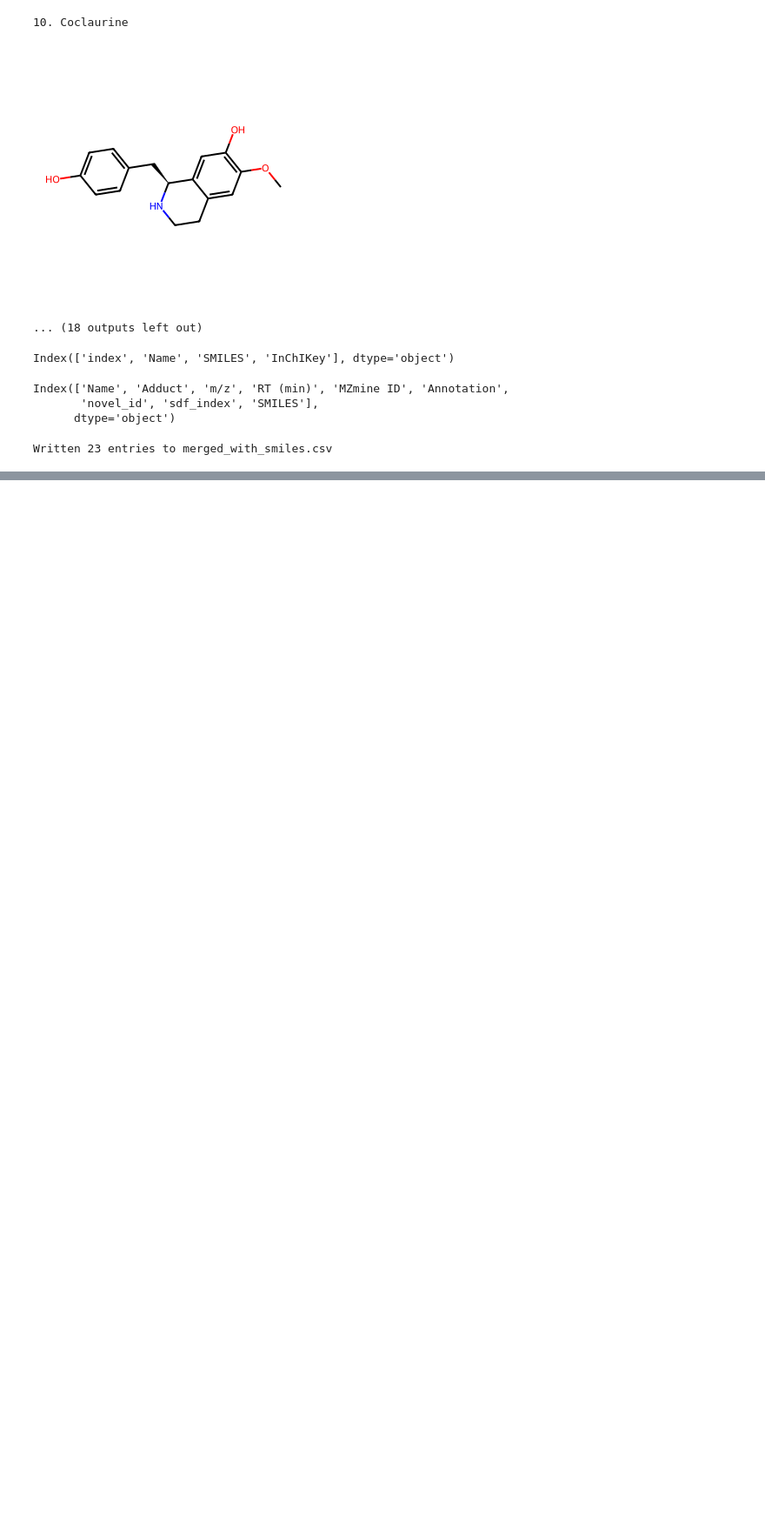
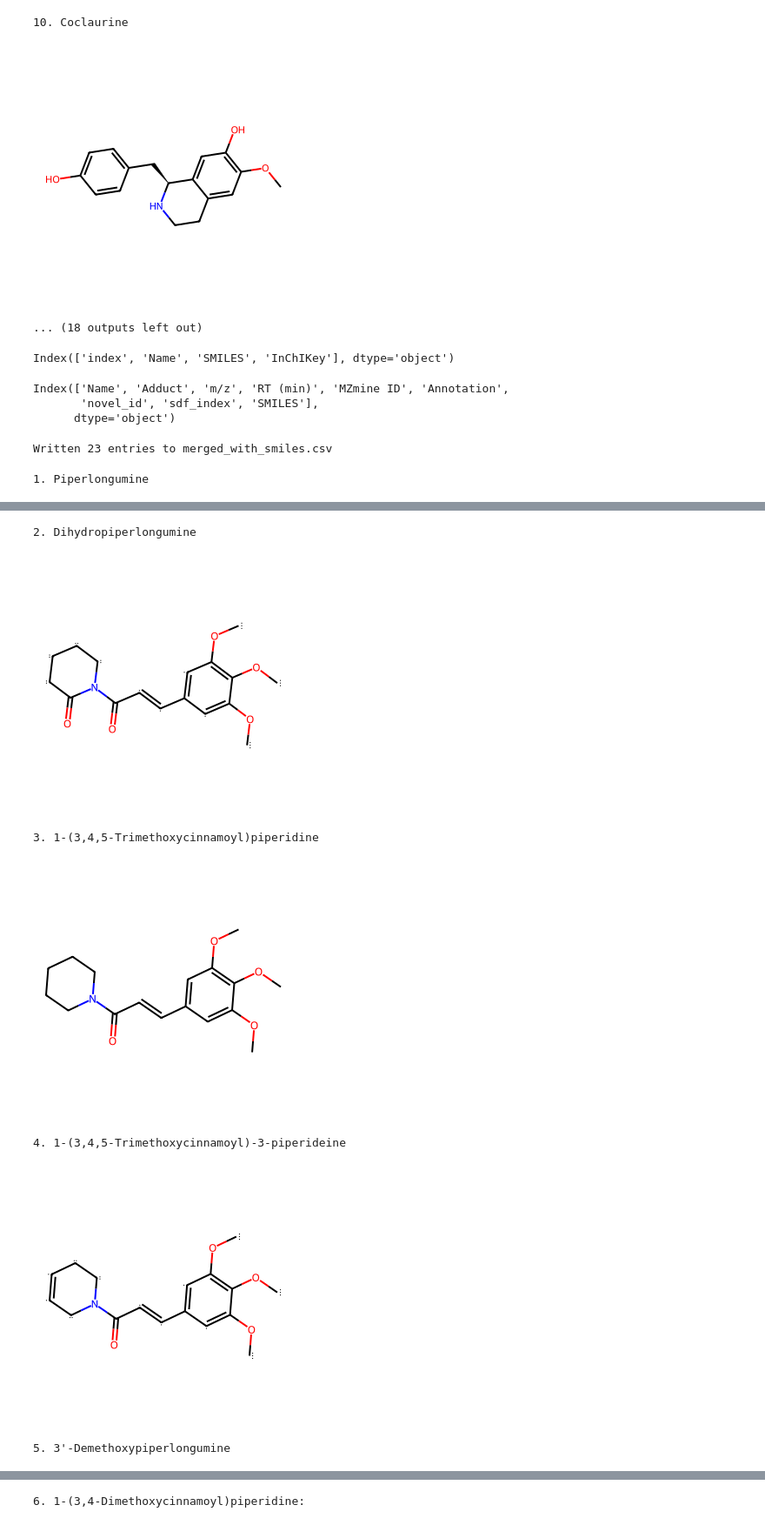
Before and after one commit to pluskal-lab/DreaMS_MIMB, a Jupyter notebook: notebooks/molecules_identification.ipynb, the cells around one changed output, grey strips where cells are left out. Shown at 87% size. Saved outputs shown, nothing was run; the diff lists cells and outputs as text; code cells hidden in the pictures; blank space fills up the shorter version.

```diff
--- a/notebooks/molecules_identification.ipynb
+++ b/notebooks/molecules_identification.ipynb
@@ -755,3 +755,28 @@ out.to_csv('merged_with_smiles.csv', index=False)
 print(f"Written {len(out)} entries to merged_with_smiles.csv")
 # %% [output]
 Written 23 entries to merged_with_smiles.csv
+# %%
+import pandas as pd
+from rdkit import Chem
+from rdkit.Chem.Draw import MolToImage
+from IPython.display import display
+
+# Point to your merged CSV
+csv_path = "/Users/macbook/CODE/DreaMS_MIMB/data/molecules/merged_with_smiles.csv"
+df = pd.read_csv(csv_path)
+
+for _, row in df.iterrows():
+    idx     = int(row['index'])
+    name    = row['Name']
+    smiles  = row['SMILES']
+    if pd.notna(smiles) and smiles.strip():
+        mol = Chem.MolFromSmiles(smiles)
+        if mol:
+            print(f"{idx}. {name}")
+            display(MolToImage(mol, size=(300, 300)))
+        else:
+            print(f"{idx}. {name}  ⚠️ Invalid SMILES")
+    else:
+        print(f"{idx}. {name}  ⚠️ No SMILES available")
+# %% [output]
+1. Piperlongumine
@@ -757,0 +784,7 @@ Written 23 entries to merged_with_smiles.csv
+2. Dihydropiperlongumine
+[figure, added]
+3. 1-(3,4,5-Trimethoxycinnamoyl)piperidine
+[figure, added]
+4. 1-(3,4,5-Trimethoxycinnamoyl)-3-piperideine
+[figure, added]
+5. 3'-Demethoxypiperlongumine
@@ -757,0 +792 @@ Written 23 entries to merged_with_smiles.csv
+6. 1-(3,4-Dimethoxycinnamoyl)piperidine:
```
Also changed, not shown: parts of 1 cell of this notebook.
